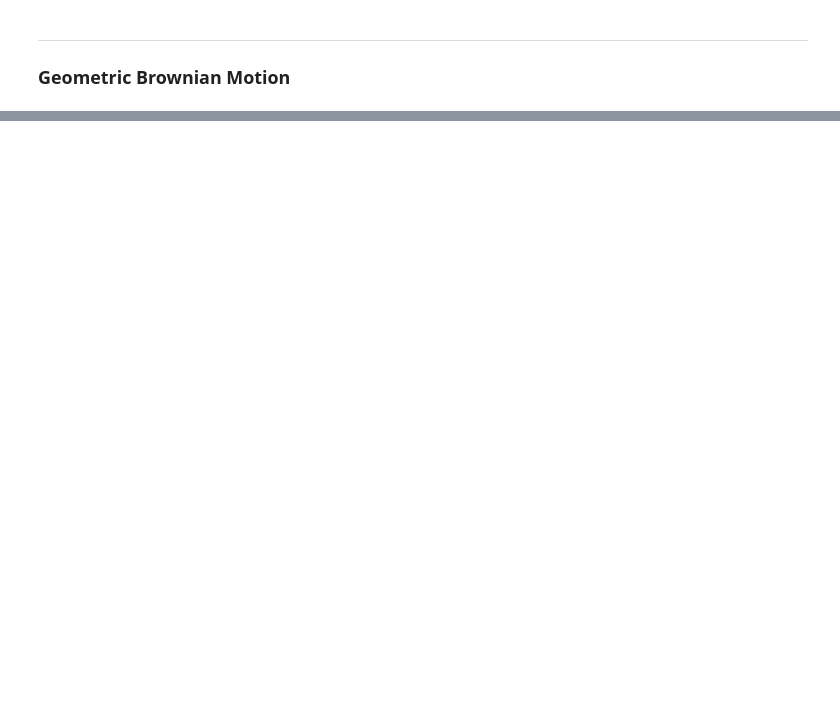
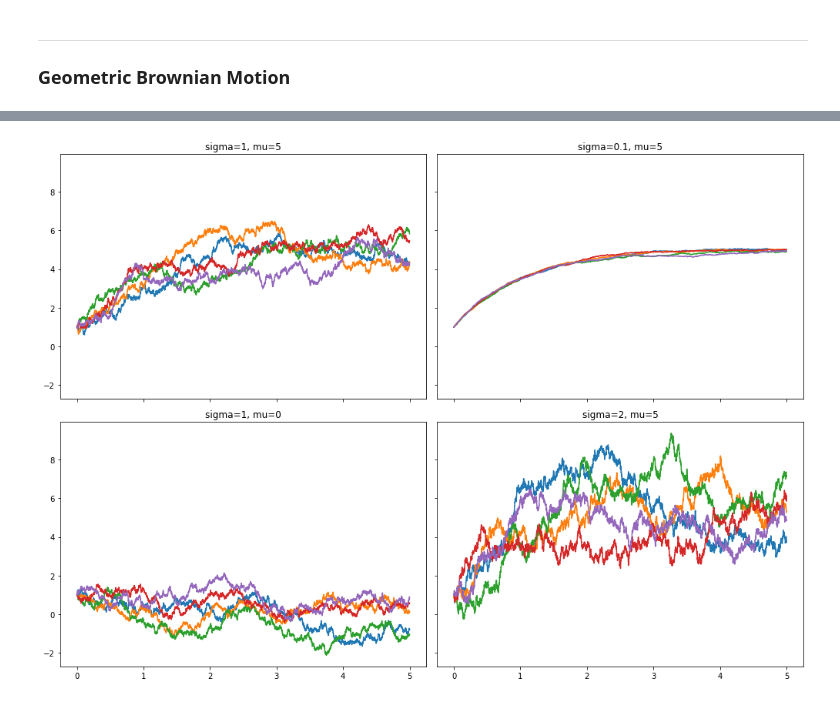
Before and after one commit to kevinrchilders/stochastics, a Jupyter notebook: stochastics.ipynb, the cells around one changed output, grey strips where cells are left out. Cells and saved outputs as stored; diff of their text form; code cells hidden in the pictures; blank space fills up the shorter version.

```diff
--- a/stochastics.ipynb
+++ b/stochastics.ipynb
@@ -674,0 +745,44 @@ RP - 1:          0.4579850944255939
+# %%
+# Computes a sample of the Ornstein_uhlenbeck process with given x0, mu, sigma, and a by the above formula.
+# Returns the time steps and sample
+# Uses the left end point approximation of the integral
+
+def oup(x0=1, mu=1, sigma=1, a=1, T=1, N=1000):
+  t, B = brownian(T=T, N=N)
+
+  # Compute the integral
+  incs = (np.roll(B, -1) - B)[:-1]
+  exps = np.exp(a * t)[:-1]
+  integral = np.concatenate(([0], np.cumsum(incs * exps)))
+
+  # Compute X
+  X = x0 * np.exp(-1*a*t) + mu*(1 - np.exp(-1*a*t)) + sigma*np.exp(-1*a*t)*integral
+  return t, X
+# %%
+# Plots some examples of Ornstein_uhlenbeck processes with x = a = 1
+
+fig, axes = plt.subplots(2,2, sharex=True, sharey=True, figsize=(14,10))
+
+axes[0, 0].set_title('sigma=1, mu=5')
+for i in range(5):
+  t, B = oup(T=5, mu=5)
+  axes[0, 0].plot(t, B)
+
+axes[0, 1].set_title('sigma=0.1, mu=5')
+for i in range(5):
+  t, B = oup(T=5, sigma=0.1, mu=5)
+  axes[0, 1].plot(t, B)
+
+axes[1, 0].set_title('sigma=1, mu=0')
+for i in range(5):
+  t, B = oup(T=5, mu=0)
+  axes[1, 0].plot(t, B)
+
+axes[1, 1].set_title('sigma=2, mu=5')
+for i in range(5):
+  t, B = oup(T=5, sigma=2, mu=5)
+  axes[1, 1].plot(t, B)
+
+plt.tight_layout()
+# %% [output]
+[figure, added]
```
Also changed, not shown: parts of 21 cells of this notebook.
